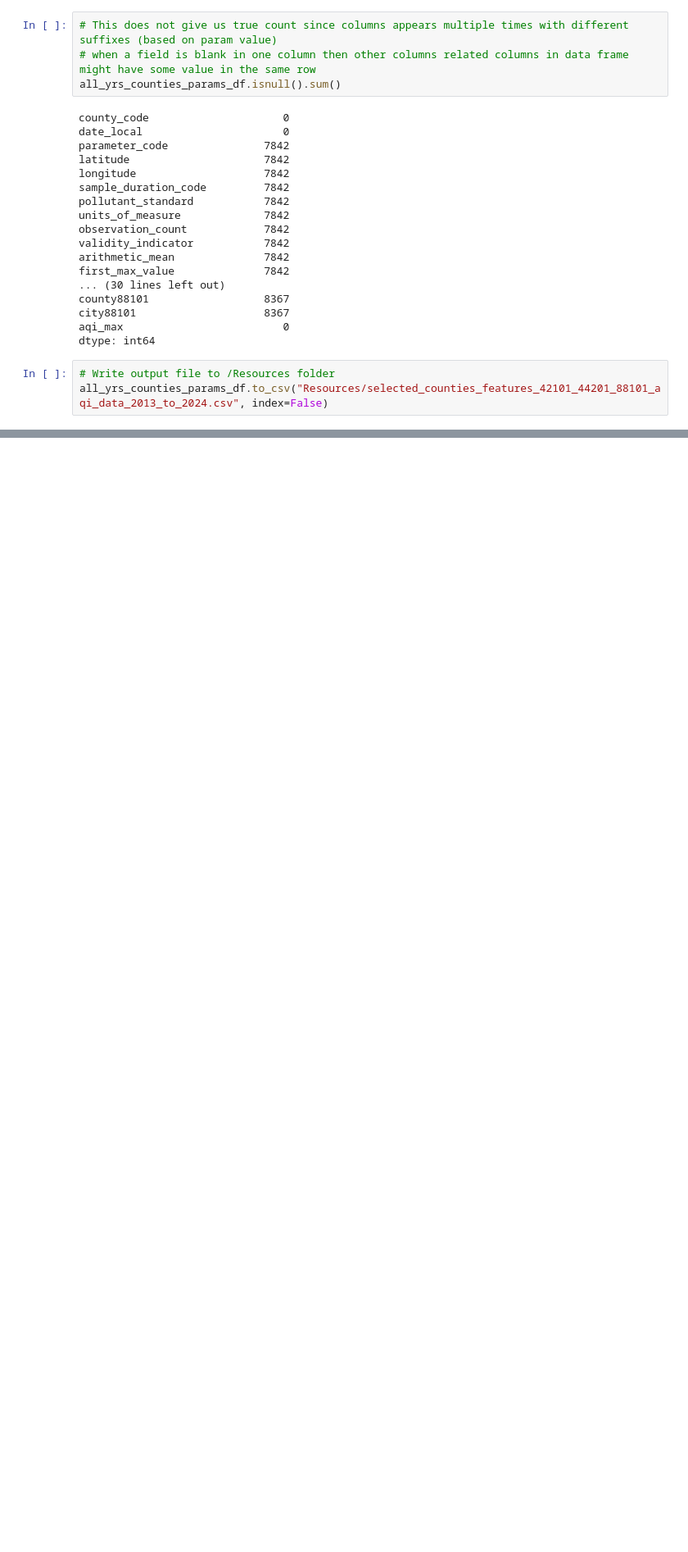
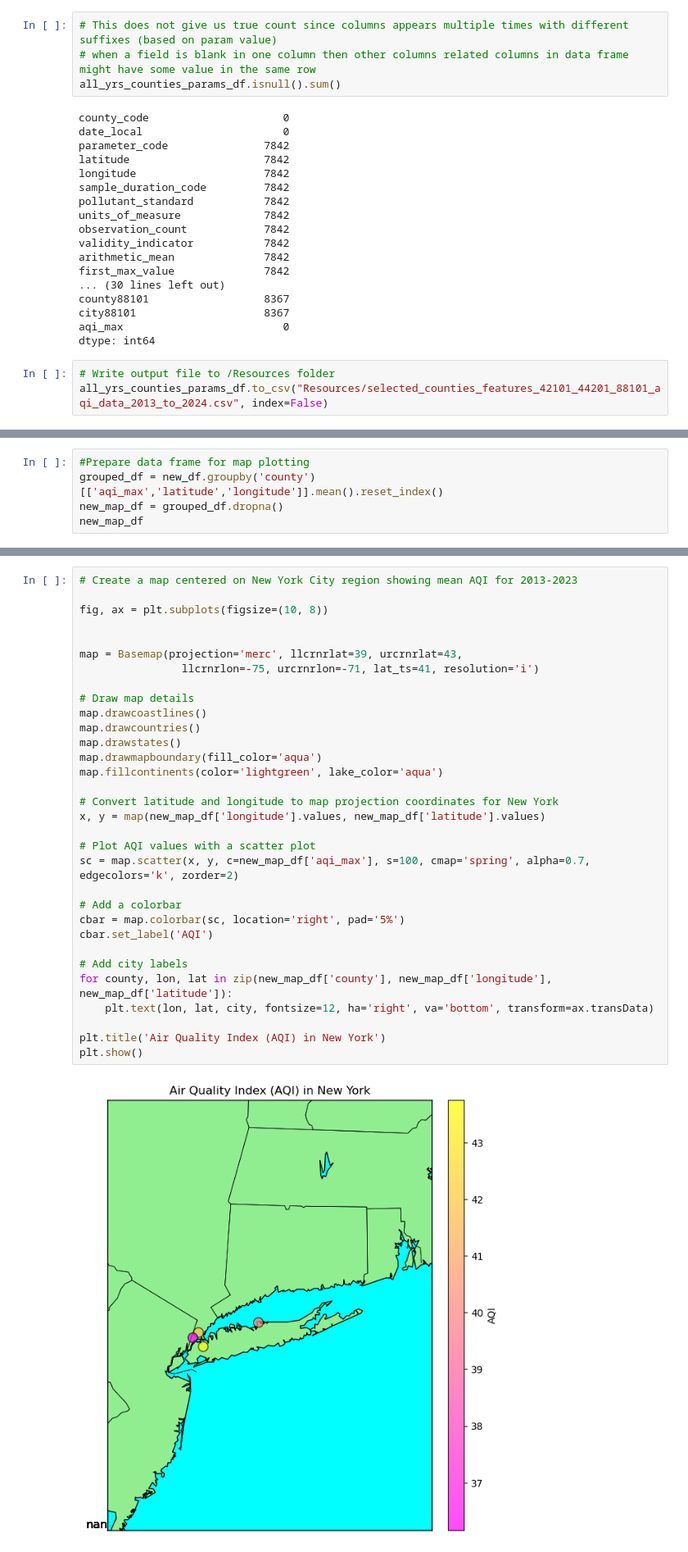
Before and after one commit to ChristineChung/AQI-Avengers-Project2-Group4, a Jupyter notebook: DataPullByState.ipynb, the cells around one changed output, grey strips where cells are left out. Shown at 82% size. Cells and saved outputs as stored; diff of their text form; blank space fills up the shorter version.

```diff
--- a/DataPullByState.ipynb
+++ b/DataPullByState.ipynb
@@ -255,0 +454,5 @@ all_yrs_counties_params_df.to_csv("Resources/selected_counties_features_42101_44
+# %%
+#Prepare data frame for map plotting
+grouped_df = new_df.groupby('county')[['aqi_max','latitude','longitude']].mean().reset_index()
+new_map_df = grouped_df.dropna()
+new_map_df
@@ -255,0 +465,34 @@ all_yrs_counties_params_df.to_csv("Resources/selected_counties_features_42101_44
+# %%
+# Create a map centered on New York City region showing mean AQI for 2013-2023
+
+fig, ax = plt.subplots(figsize=(10, 8))
+
+
+map = Basemap(projection='merc', llcrnrlat=39, urcrnrlat=43,
+                llcrnrlon=-75, urcrnrlon=-71, lat_ts=41, resolution='i')
+
+# Draw map details
+map.drawcoastlines()
+map.drawcountries()
+map.drawstates()
+map.drawmapboundary(fill_color='aqua')
+map.fillcontinents(color='lightgreen', lake_color='aqua')
+
+# Convert latitude and longitude to map projection coordinates for New York
+x, y = map(new_map_df['longitude'].values, new_map_df['latitude'].values)
+
+# Plot AQI values with a scatter plot
+sc = map.scatter(x, y, c=new_map_df['aqi_max'], s=100, cmap='spring', alpha=0.7, edgecolors='k', zorder=2)
+
+# Add a colorbar
+cbar = map.colorbar(sc, location='right', pad='5%')
+cbar.set_label('AQI')
+
+# Add city labels
+for county, lon, lat in zip(new_map_df['county'], new_map_df['longitude'], new_map_df['latitude']):
+    plt.text(lon, lat, city, fontsize=12, ha='right', va='bottom', transform=ax.transData)
+
+plt.title('Air Quality Index (AQI) in New York')
+plt.show()
+# %% [output]
+[figure, added]
```
Also changed, not shown: parts of 19 cells of this notebook.
